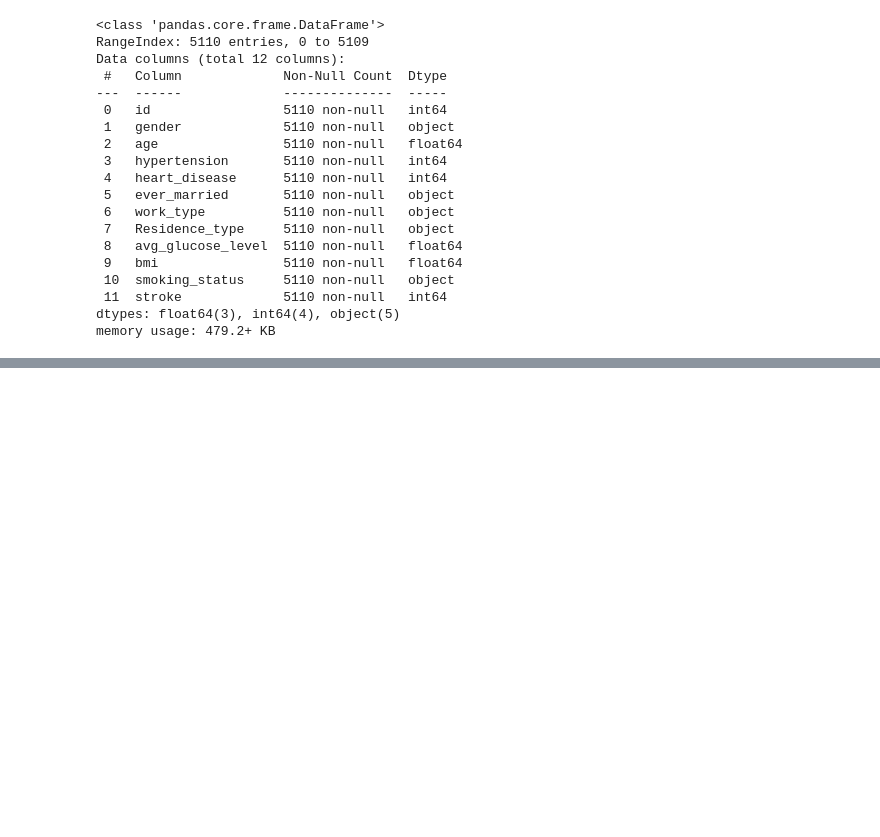
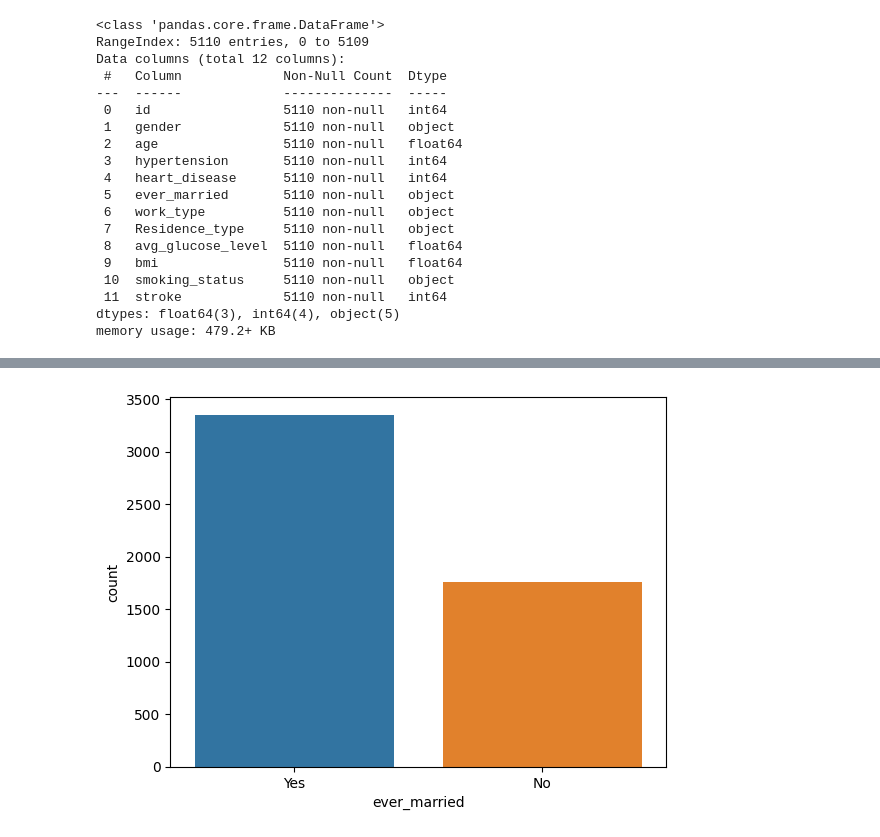
Before and after one commit to Desh86/Project2, a Jupyter notebook: Project_2.ipynb, the cells around one changed output, grey strips where cells are left out. Cells and saved outputs as stored; diff of their text form; code cells hidden in the pictures; blank space fills up the shorter version.

```diff
--- a/Project_2.ipynb
+++ b/Project_2.ipynb
@@ -670,0 +525,5 @@ plot_categorical_vs_target(df, feature,'stroke')
+# %%
+# Seaborn countplot
+ax = sns.countplot(data=df, x="ever_married")
+# %% [output]
+[figure, added]
```
Also changed, not shown: parts of 51 cells of this notebook.
